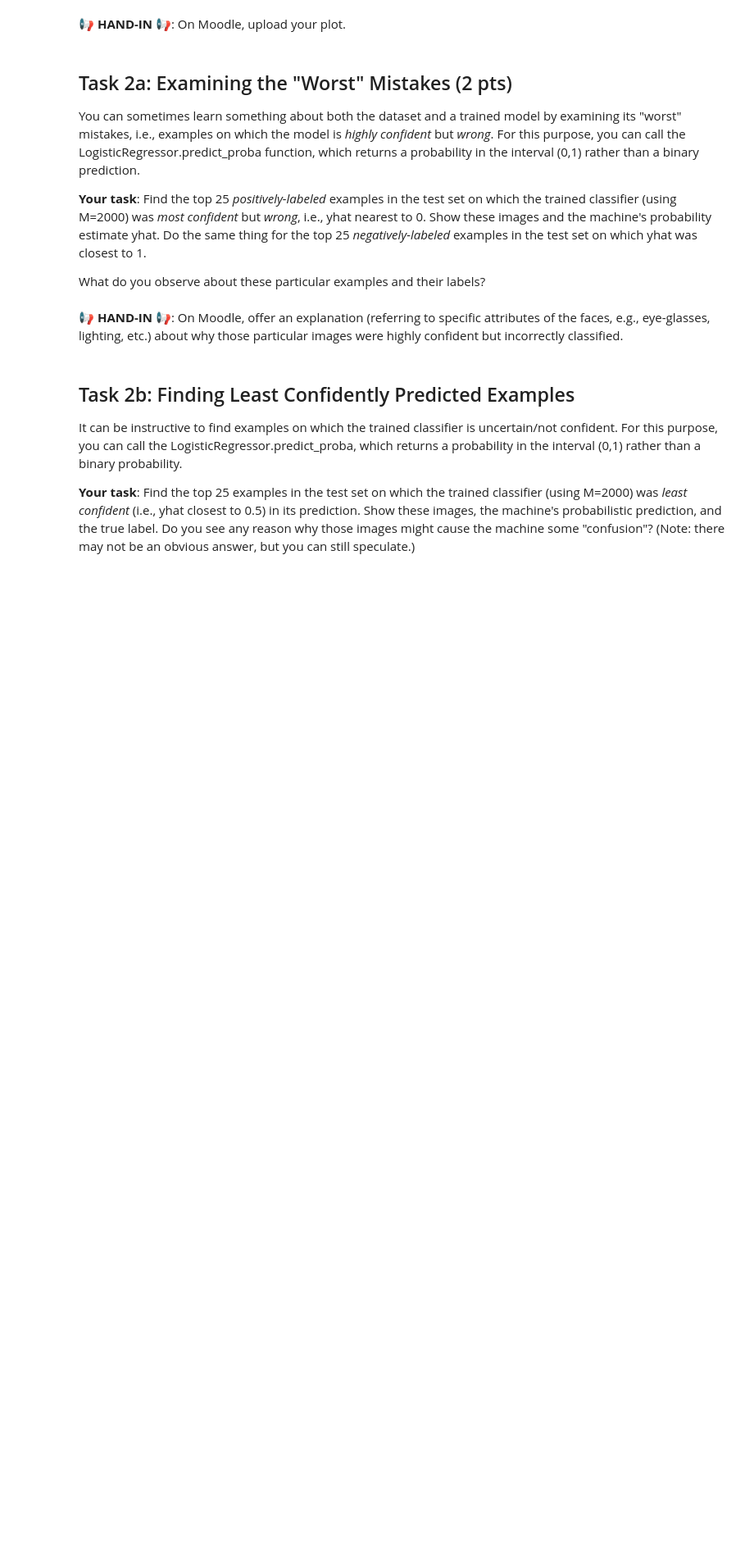
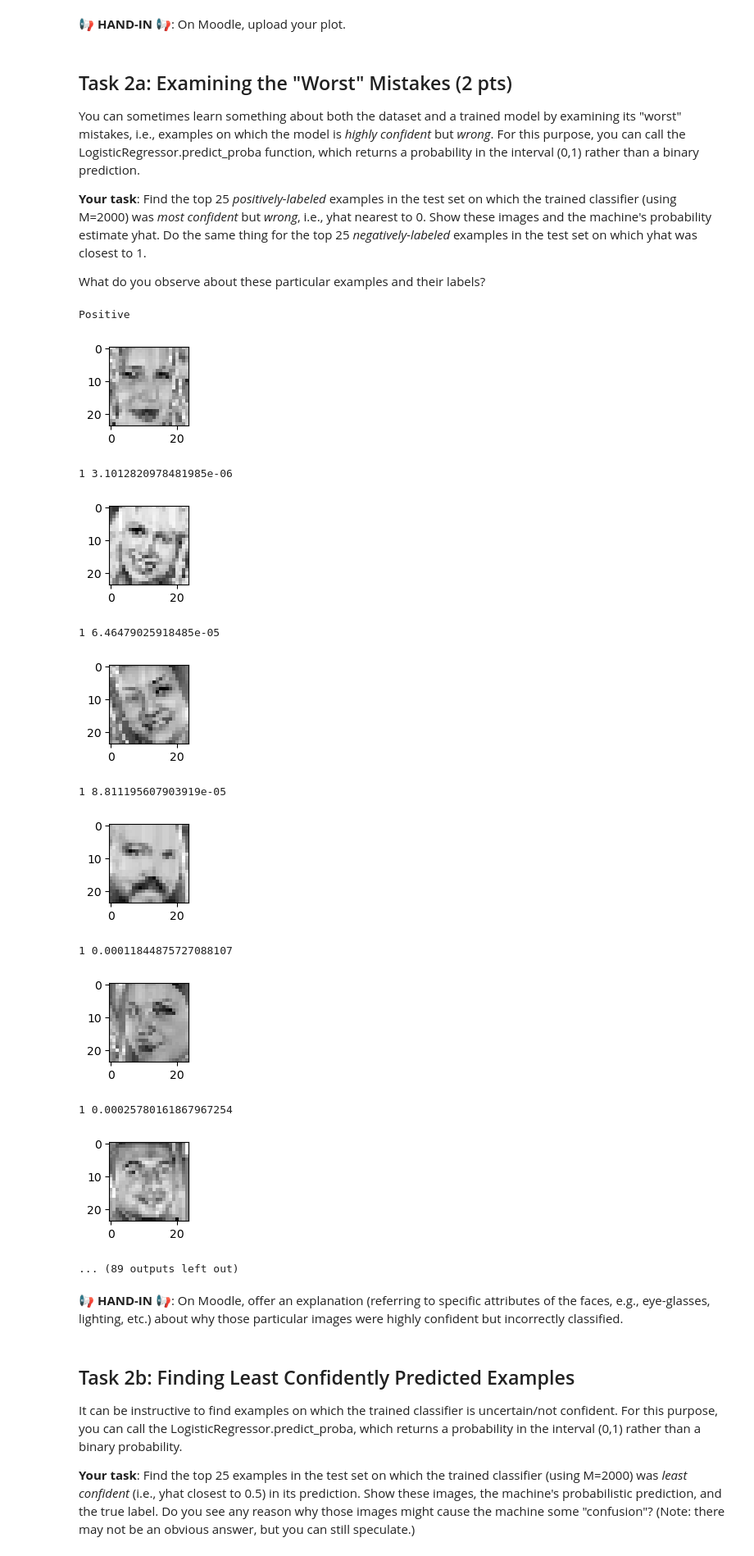
Before and after one commit to michamettler/zhaw-mldm, a Jupyter notebook: L04/L04_Logistic_Regression_LAB_ASSIGNMENT.ipynb, the cells around one changed output. Shown at 82% size. Saved outputs shown, nothing was run; the diff lists cells and outputs as text; code cells hidden in the pictures; blank space fills up the shorter version.

```diff
--- a/L04/L04_Logistic_Regression_LAB_ASSIGNMENT.ipynb
+++ b/L04/L04_Logistic_Regression_LAB_ASSIGNMENT.ipynb
@@ -105,13 +138,32 @@ def show (idxs):
 # %%
 # In the line below, ",1" picks out the probability of the positive class (smile)
 yhat = logisticRegressor.predict_proba(testingFaces)[:,1]
 
+wrong_positives_idx = np.where((testingLabels == 1) & (yhat < 0.5))[0]
+wrong_positives_arr = yhat[wrong_positives_idx]
+idxs = wrong_positives_idx[np.argsort(wrong_positives_arr)[:25]]
 print("Positive")
-# TODO: find the top 25 least worst mistakes for the positive examples
 show(idxs)
+
+wrong_negatives_idx = np.where((testingLabels == 0) & (yhat >= 0.5))[0]
+wrong_negatives_arr = yhat[wrong_negatives_idx]
+idxs = wrong_negatives_idx[np.argsort(wrong_negatives_arr)[-25:]]
 print("Negative")
-# TODO: find the top 25 least worst mistakes for the negative examples
 show(idxs)
+# %% [output]
+Positive
+[figure, added]
+1 3.1012820978481985e-06
+[figure, added]
+1 6.46479025918485e-05
+[figure, added]
+1 8.811195607903919e-05
+[figure, added]
+1 0.00011844875727088107
+[figure, added]
+1 0.00025780161867967254
+[figure, added]
+... (89 outputs left out)
 # %% [markdown]
 📢 **HAND-IN** 📢:
 On Moodle, offer an explanation (referring to specific attributes of the faces, e.g., eye-glasses, lighting, etc.) about why those particular images were highly confident but incorrectly classified.
```
Also changed, not shown: parts of 12 cells of this notebook.
